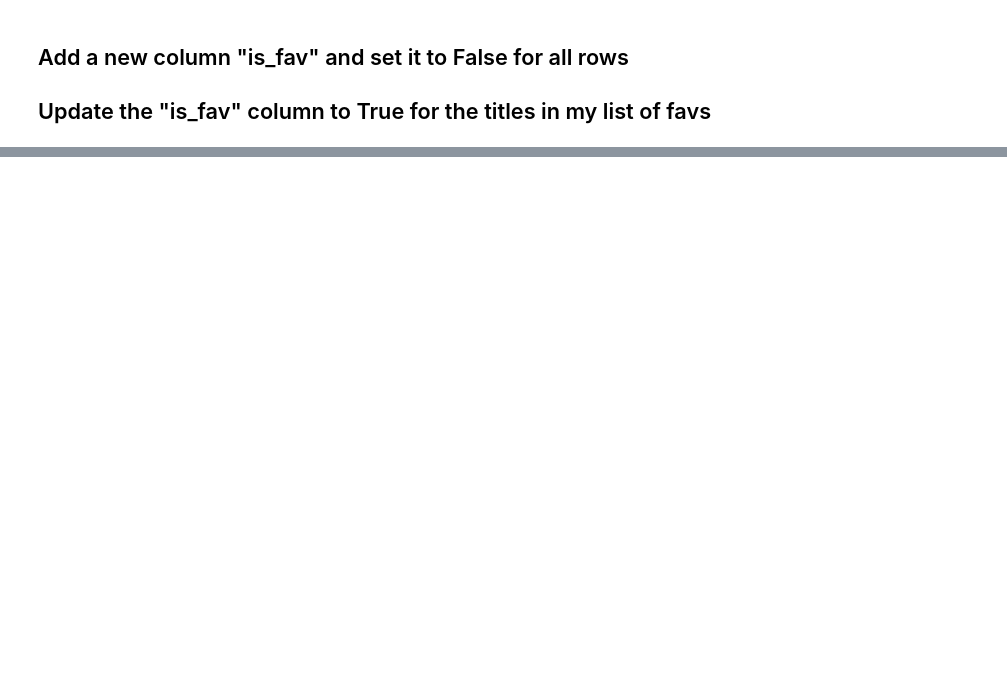
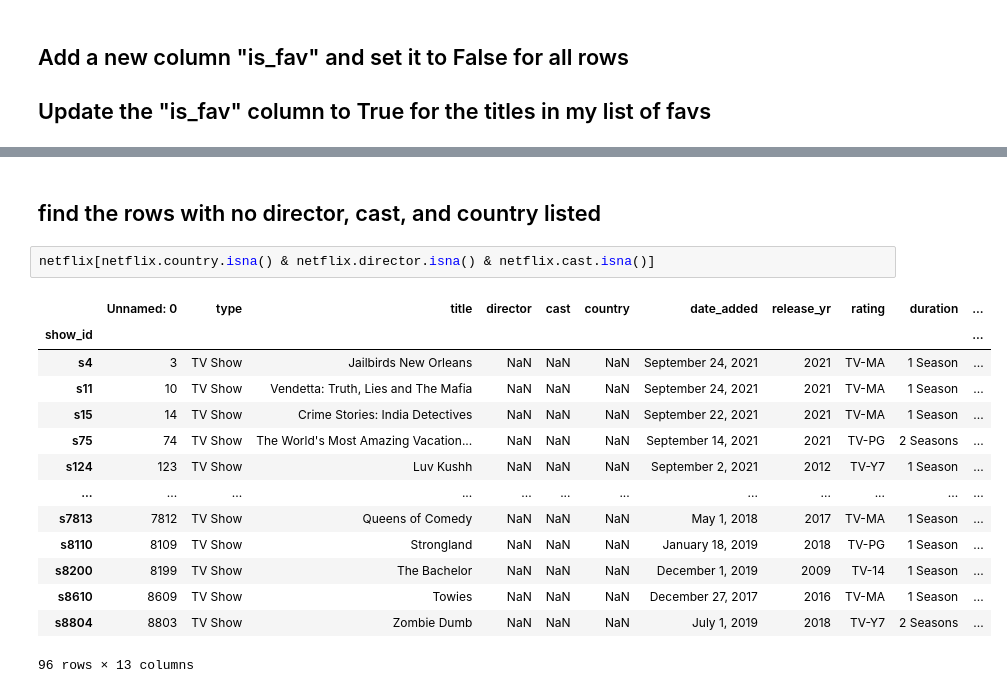
Before and after one commit to YingCG/phyton-basic, a Jupyter notebook: 03-Pandas/updating_data.ipynb, the cells around one changed output, grey strips where cells are left out. Drawn from its saved outputs; the diff is of its cells as text; blank space fills up the shorter version.

```diff
--- a/03-Pandas/updating_data.ipynb
+++ b/03-Pandas/updating_data.ipynb
@@ -119,0 +198,19 @@ favs = ["Young Royals", "Dark", "Big Mouth", "BoJack Horseman", "The Queen"]
+# %% [markdown]
+## find the rows with no director, cast, and country listed
+# %%
+netflix[netflix.country.isna() & netflix.director.isna() & netflix.cast.isna()]
+# %% [output]
+|  | Unnamed: 0 | type | title | director | cast | country | date_added | release_yr | rating | duration | ... |
+| show_id |  |  |  |  |  |  |  |  |  |  | ... |
+| s4 | 3 | TV Show | Jailbirds New Orleans | NaN | NaN | NaN | September 24, 2021 | 2021 | TV-MA | 1 Season | ... |
+| s11 | 10 | TV Show | Vendetta: Truth, Lies and The Mafia | NaN | NaN | NaN | September 24, 2021 | 2021 | TV-MA | 1 Season | ... |
+| s15 | 14 | TV Show | Crime Stories: India Detectives | NaN | NaN | NaN | September 22, 2021 | 2021 | TV-MA | 1 Season | ... |
+| s75 | 74 | TV Show | The World's Most Amazing Vacation... | NaN | NaN | NaN | September 14, 2021 | 2021 | TV-PG | 2 Seasons | ... |
+| s124 | 123 | TV Show | Luv Kushh | NaN | NaN | NaN | September 2, 2021 | 2012 | TV-Y7 | 1 Season | ... |
+| ... | ... | ... | ... | ... | ... | ... | ... | ... | ... | ... | ... |
+| s7813 | 7812 | TV Show | Queens of Comedy | NaN | NaN | NaN | May 1, 2018 | 2017 | TV-MA | 1 Season | ... |
+| s8110 | 8109 | TV Show | Strongland | NaN | NaN | NaN | January 18, 2019 | 2018 | TV-PG | 1 Season | ... |
+| s8200 | 8199 | TV Show | The Bachelor | NaN | NaN | NaN | December 1, 2019 | 2009 | TV-14 | 1 Season | ... |
+| s8610 | 8609 | TV Show | Towies | NaN | NaN | NaN | December 27, 2017 | 2016 | TV-MA | 1 Season | ... |
+| s8804 | 8803 | TV Show | Zombie Dumb | NaN | NaN | NaN | July 1, 2019 | 2018 | TV-Y7 | 2 Seasons | ... |
+96 rows × 13 columns
```
Also changed, not shown: parts of 20 cells of this notebook.
